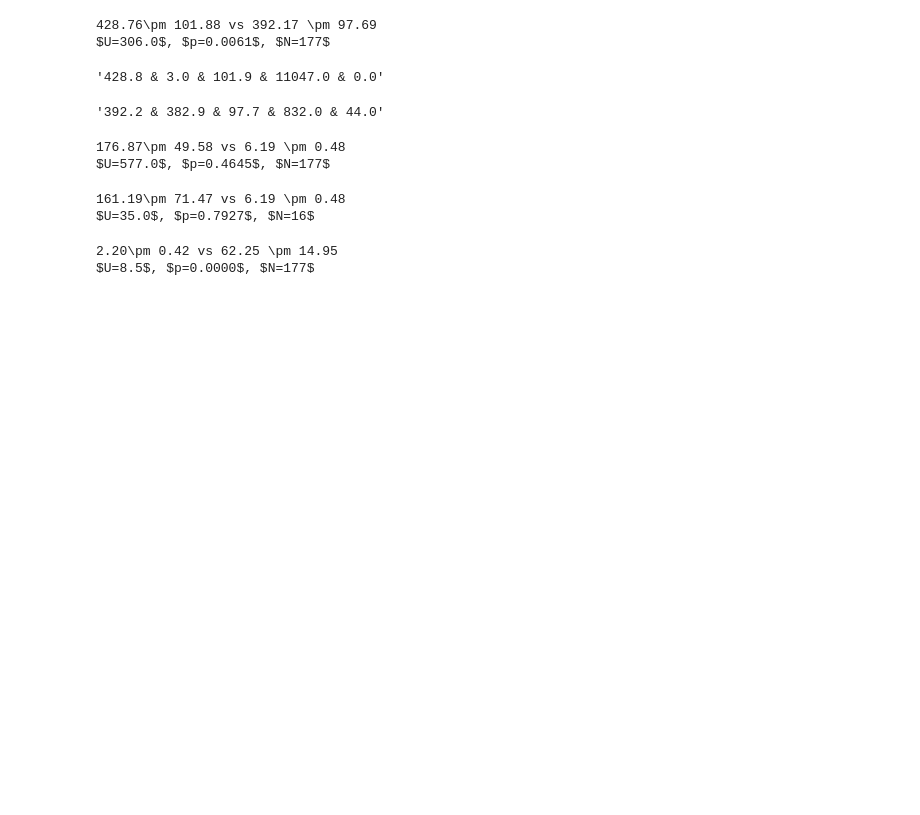
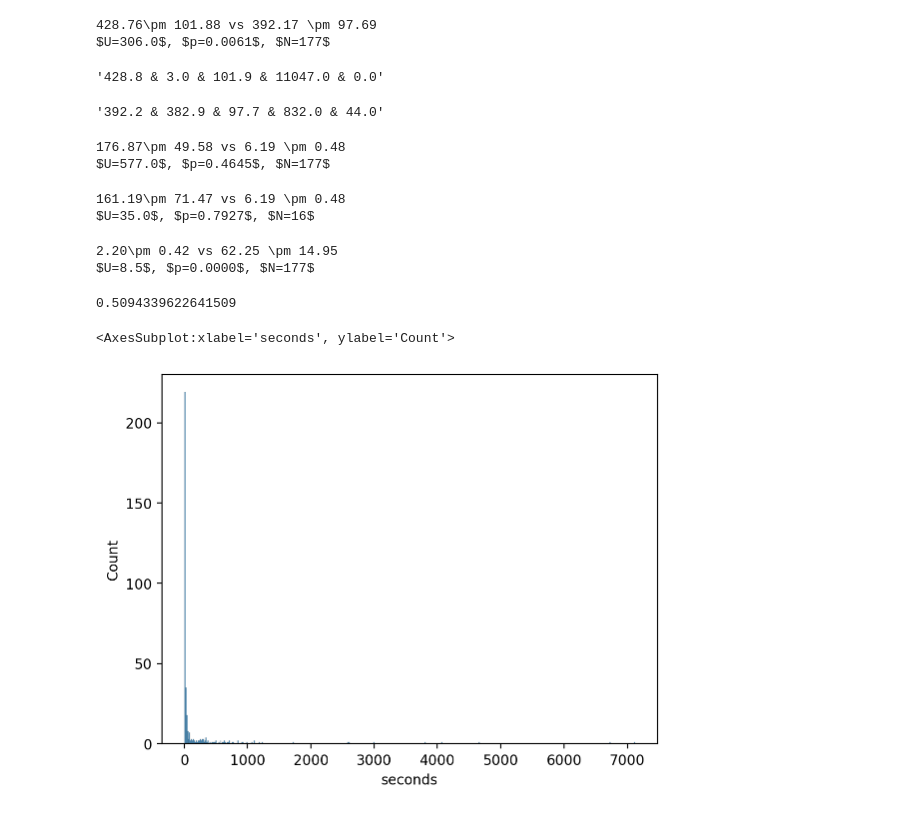
Before and after one commit to AurelienNioche/DoggyVision, a Jupyter notebook: main.ipynb, the cells around one changed output. Saved outputs shown, nothing was run; the diff lists cells and outputs as text; code cells hidden in the pictures; blank space fills up the shorter version.

```diff
--- a/main.ipynb
+++ b/main.ipynb
@@ -768,3 +768,12 @@ print(f"$U={u}$, $p={p:.4f}$, $N={len(x1) + len(x2)}$")
 # %% [output]
 2.20\pm 0.42 vs 62.25 \pm 14.95
 $U=8.5$, $p=0.0000$, $N=177$
+# %%
+sum(df.seconds < 10) / len(df)
+# %% [output]
+0.5094339622641509
+# %%
+sns.histplot(df.seconds)
+# %% [output]
+<AxesSubplot:xlabel='seconds', ylabel='Count'>
+[figure, added]
```
Also changed, not shown: parts of 3 cells of this notebook.
